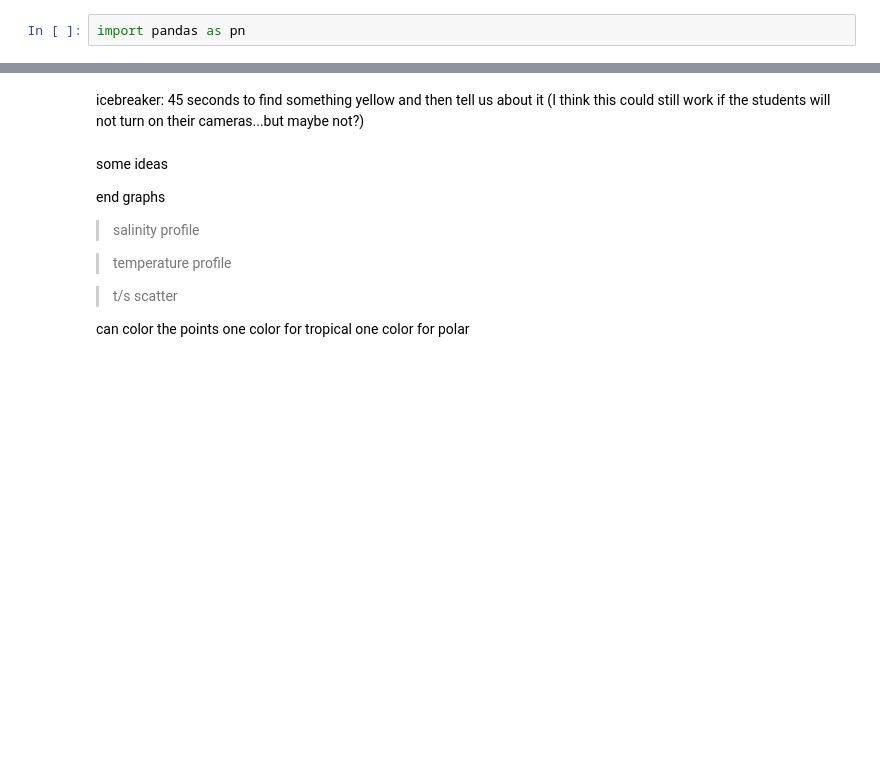
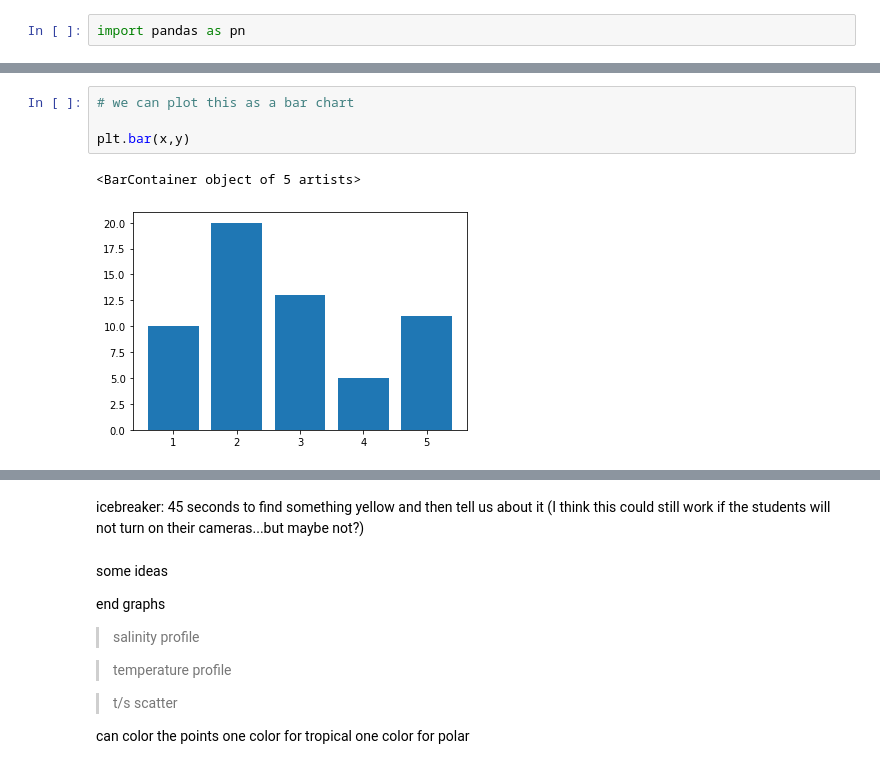
Before and after one commit to pyclub-cu/classes, a Jupyter notebook: Week_7_Data_Visualization.ipynb, the cells around one changed output, grey strips where cells are left out. Saved outputs shown, nothing was run; the diff lists cells and outputs as text; blank space fills up the shorter version.

```diff
--- a/Week_7_Data_Visualization.ipynb
+++ b/Week_7_Data_Visualization.ipynb
@@ -36,0 +61,7 @@ cast
+# %%
+# we can plot this as a bar chart
+
+plt.bar(x,y)
+# %% [output]
+<BarContainer object of 5 artists>
+[figure, added]
```
Also changed, not shown: parts of 20 cells of this notebook.
